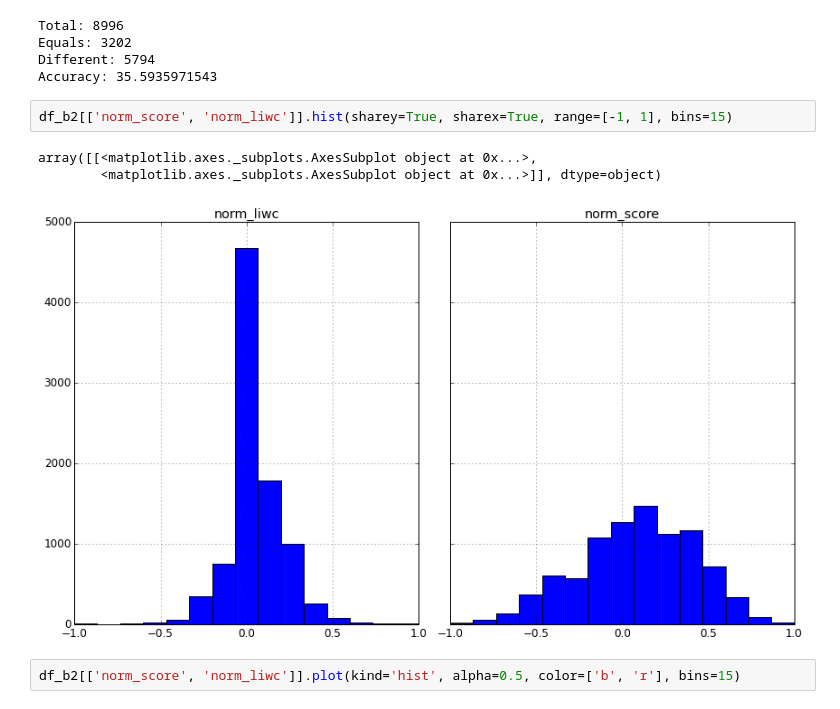
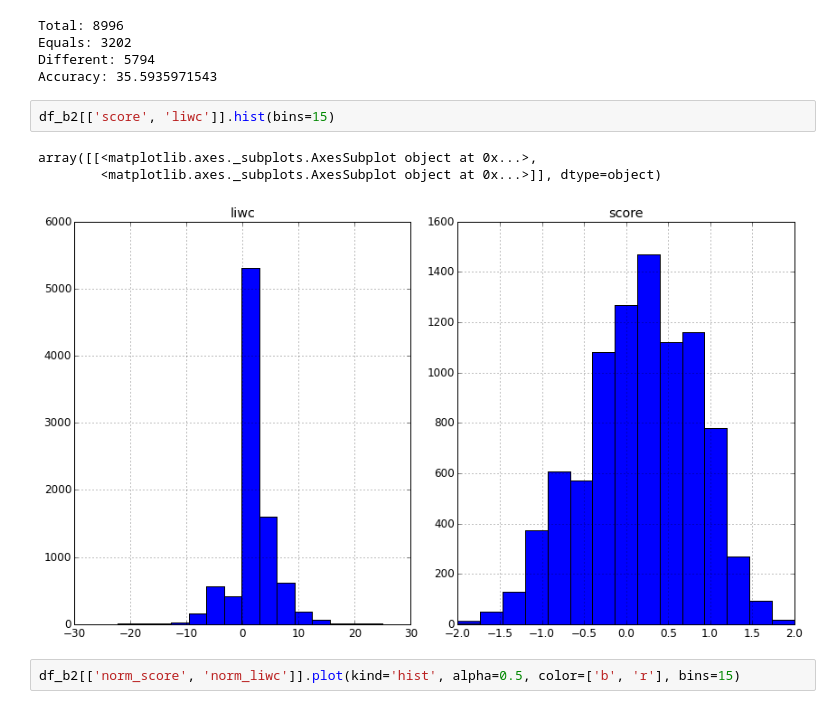
Before and after one commit to mavillard/liwc, a Jupyter notebook: comparison.ipynb, the cells around one changed output. Drawn from its saved outputs; the diff is of its cells as text.

```diff
--- a/comparison.ipynb
+++ b/comparison.ipynb
@@ -140,12 +140,12 @@ Total: 8996
 Equals: 3202
 Different: 5794
 Accuracy: 35.5935971543
-# %%
-df_b2[['norm_score', 'norm_liwc']].hist(sharey=True, sharex=True, range=[-1, 1], bins=15)
-# %% [output]
-array([[<matplotlib.axes._subplots.AxesSubplot object at 0x...>,
-        <matplotlib.axes._subplots.AxesSubplot object at 0x...>]], dtype=object)
-[figure, removed]
+# %%
+df_b2[['score', 'liwc']].hist(bins=15)
+# %% [output]
+array([[<matplotlib.axes._subplots.AxesSubplot object at 0x...>,
+        <matplotlib.axes._subplots.AxesSubplot object at 0x...>]], dtype=object)
+[figure, added]
 # %%
 df_b2[['norm_score', 'norm_liwc']].plot(kind='hist', alpha=0.5, color=['b', 'r'], bins=15)
 # %% [output]
```
Also changed, not shown: parts of 53 cells of this notebook, 18 other files.
